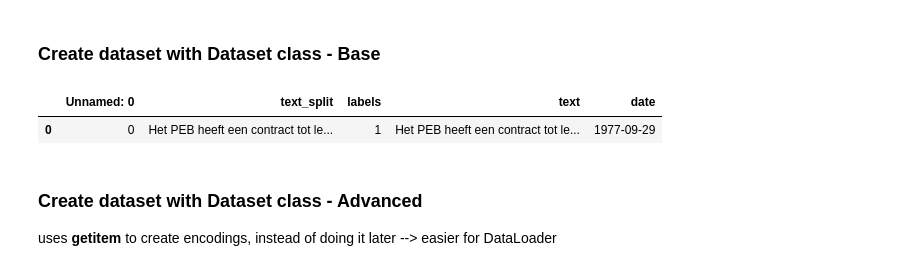
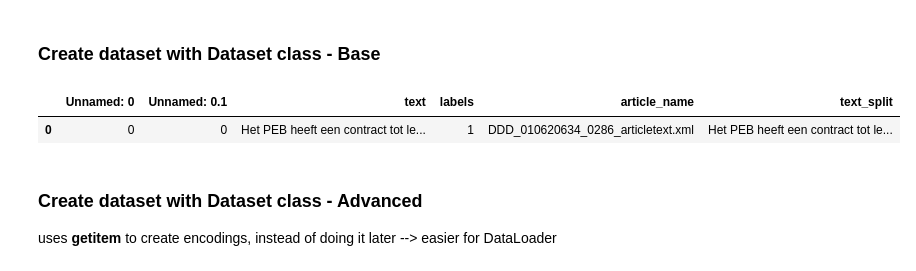
Before and after one commit to UtrechtUniversity/hist-aware, a Jupyter notebook: notebooks/models/bert-fine-tuning-existing/BERT_create_dataset_and_training.ipynb, the cells around one changed output. Cells and saved outputs as stored; diff of their text form; code cells hidden in the pictures.

```diff
--- a/notebooks/models/bert-fine-tuning-existing/BERT_create_dataset_and_training.ipynb
+++ b/notebooks/models/bert-fine-tuning-existing/BERT_create_dataset_and_training.ipynb
@@ -57,5 +64,5 @@ else:
 # %%
-DATA_DIR = "/home/leonardovida/dev/hist-aware/notebooks/data/labeled"
+DATA_DIR = "/home/leonardovida/dev/hist-aware/notebooks/data/labeled-full/split_labeled/merged_split/"
 PRE_TRAINED_MODEL_NAME = 'wietsedv/bert-base-dutch-cased'
 tokenizer = BertTokenizer.from_pretrained(PRE_TRAINED_MODEL_NAME)
 # %% [markdown]
@@ -68,3 +73,5 @@ coal = pd.read_csv(os.path.join(DATA_DIR, "labeled_split_sents_coal_1960_1990.cs
+# %%
+df = pd.read_csv(os.path.join(DATA_DIR, f"{DECADE}_{TYPE}_merged_split.csv"))
 # %% [markdown]
 ## Create Dataset
 # %% [markdown]
@@ -72,20 +79,18 @@ coal = pd.read_csv(os.path.join(DATA_DIR, "labeled_split_sents_coal_1960_1990.cs
 # %%
 # Token max length
 MAX_LEN = 512
 
 # Parameters
 batch_size = 16
 max_epochs = 100
 
-# Select df
-df = df
 # Convert labels to integers
 s = df["labels"]
 df["labels"] = pd.to_numeric(s,downcast='integer')
 df.head(1)
 # %% [output]
-|  | Unnamed: 0 | text_split | labels | text | date |
-| 0 | 0 | Het PEB heeft een contract tot le... | 1 | Het PEB heeft een contract tot le... | 1977-09-29 |
+|  | Unnamed: 0 | Unnamed: 0.1 | text | labels | article_name | text_split |
+| 0 | 0 | 0 | Het PEB heeft een contract tot le... | 1 | DDD_010620634_0286_articletext.xml | Het PEB heeft een contract tot le... |
 # %%
 from sklearn.model_selection import train_test_split
 # Divide into train and val
```
Also changed, not shown: parts of 10 cells of this notebook, 51 other files.
